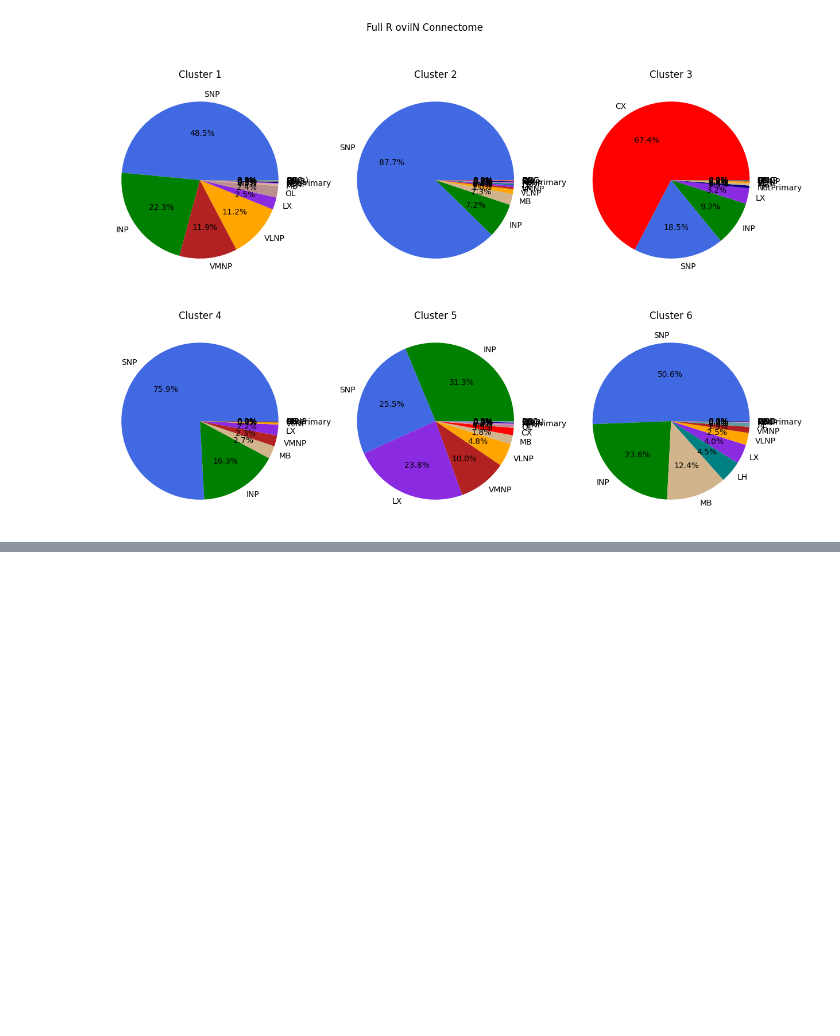
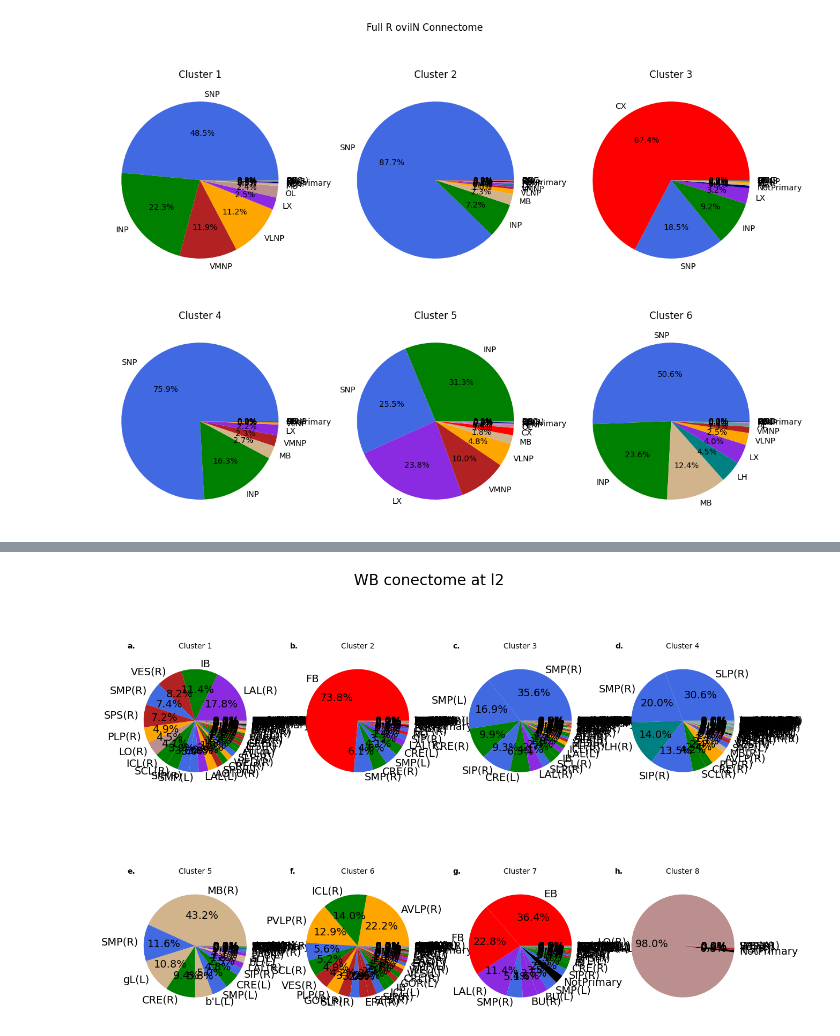
Before and after one commit to RhessaWL/flybrain-clustering, a Jupyter notebook: get_piechart.ipynb, the cells around one changed output, grey strips where cells are left out. Cells and saved outputs as stored; diff of their text form; code cells hidden in the pictures; blank space fills up the shorter version.

```diff
--- a/get_piechart.ipynb
+++ b/get_piechart.ipynb
@@ -851,0 +949,7 @@ neuropil_plotter(wb, cluster_wb, subplot_wb, roi_df, super_title='Hemibrain', ol
+# %%
+# Create dataframe aligning to l2
+roi_edited2 = roi_info[roi_info['roi'].isin(roi_l2)]
+
+# Attach roi_info to the full partition dataframe
+full_roi2 = pd.merge(wb, roi_edited2, left_on='id', right_on='bodyId', how='inner')
+full_roi2
@@ -851,0 +970,26 @@ neuropil_plotter(wb, cluster_wb, subplot_wb, roi_df, super_title='Hemibrain', ol
+# %%
+plot_labels = ['a.', 'b.', 'c.', 'd.', 'e.', 'f.', 'g.', 'h.']
+clusters = [1, 2, 3, 4, 5, 6, 7, 8]
+weight_threshold = 1
+color_dict = roi_df.set_index('L2')['Color2'].dropna().to_dict()
+fig, ax = plt.subplots(2, 4, figsize=(15, 10))
+plt.suptitle("WB conectome at l2", fontsize=20)
+for i in clusters:
+    roi_grouped = full_roi2[full_roi2['0.0'] == i].groupby('roi', as_index=False).agg({'downstream':'sum',
+                                                                                            'upstream':'sum'})
+
+    # Add downstream and upstream together to get total for each roi
+    roi_total = roi_grouped.assign(total = roi_grouped['downstream'] + roi_grouped['upstream'])
+
+    # Assigning unqiue color to each neuropil
+    roi_total['color'] = roi_total['roi'].map(color_dict).fillna('black')
+
+    # Filter roi_total by weight_threshold and sort by total in descending order
+    data = roi_total[roi_total['total'] > weight_threshold].sort_values(by='total', ascending=False)
+
+    # plot pie chart by value counts without none
+    ax[int((i-1)/int(len(clusters)/2)), (i-1)%int(len(clusters)/2)].pie(data['total'], labels = data['roi'], colors = data['color'], textprops={'fontsize': 14}, autopct='%1.1f%%',radius=0.95, startangle=0)
+    ax[int((i-1)/int(len(clusters)/2)), (i-1)%int(len(clusters)/2)].set_title('Cluster ' + str(i), fontsize='medium')
+    ax[int((i-1)/int(len(clusters)/2)), (i-1)%int(len(clusters)/2)].set_title(plot_labels[i-1], fontweight='bold', loc='left', fontsize='medium')
+# %% [output]
+[figure, added]
```
Also changed, not shown: parts of 23 cells of this notebook, 1 other file.
